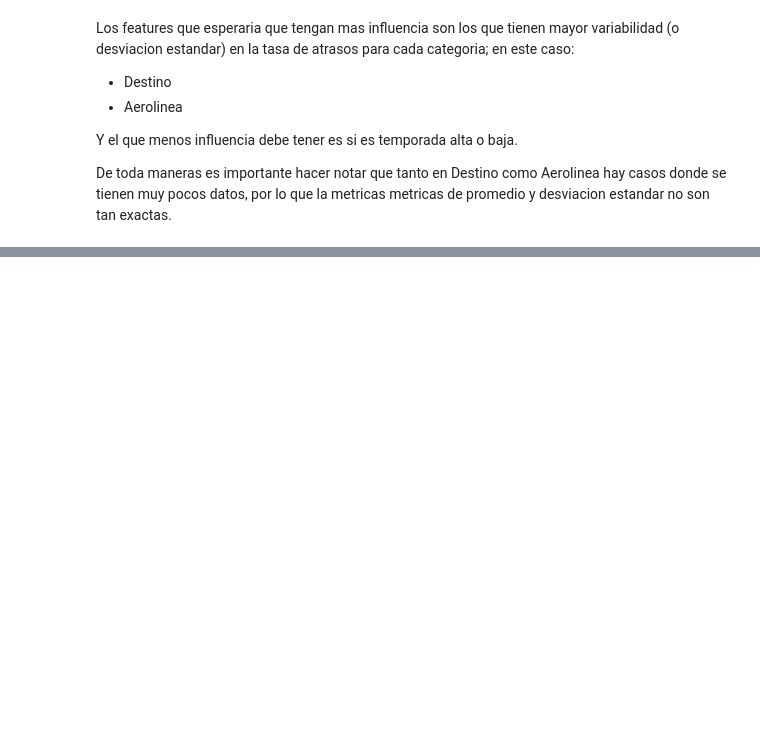
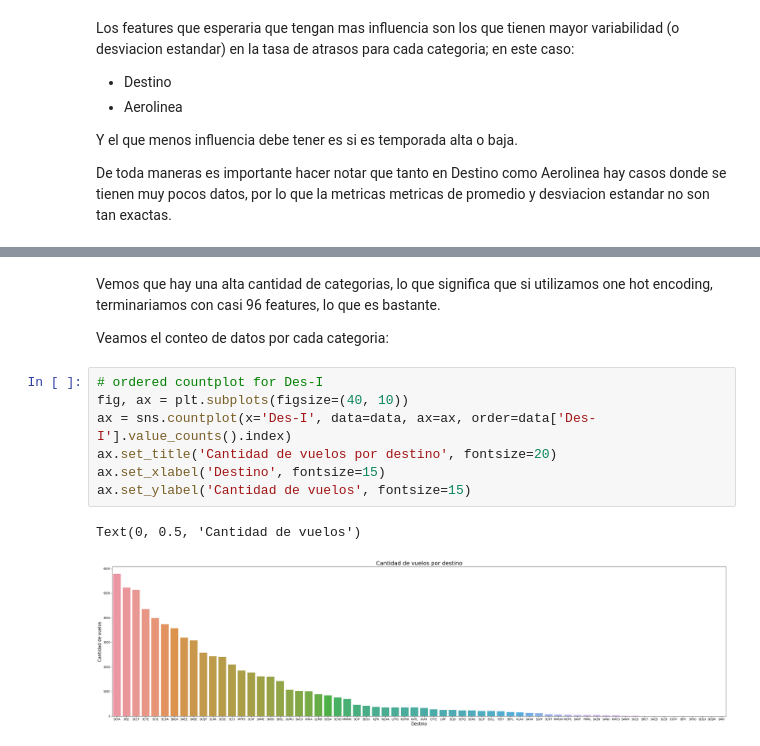
Before and after one commit to bastianfuenza/desafio_latam, a Jupyter notebook: challenge.ipynb, the cells around one changed output, grey strips where cells are left out. Cells and saved outputs as stored; diff of their text form; blank space fills up the shorter version.

```diff
--- a/challenge.ipynb
+++ b/challenge.ipynb
@@ -572,0 +659,14 @@ De toda maneras es importante hacer notar que tanto en Destino como Aerolinea ha
+# %% [markdown]
+Vemos que hay una alta cantidad de categorias, lo que significa que si utilizamos one hot encoding, terminariamos con casi 96 features, lo que es bastante.
+
+Veamos el conteo de datos por cada categoria:
+# %%
+# ordered countplot for Des-I
+fig, ax = plt.subplots(figsize=(40, 10))
+ax = sns.countplot(x='Des-I', data=data, ax=ax, order=data['Des-I'].value_counts().index)
+ax.set_title('Cantidad de vuelos por destino', fontsize=20)
+ax.set_xlabel('Destino', fontsize=15)
+ax.set_ylabel('Cantidad de vuelos', fontsize=15)
+# %% [output]
+Text(0, 0.5, 'Cantidad de vuelos')
+[figure, added]
```
Also changed, not shown: parts of 37 cells of this notebook.
